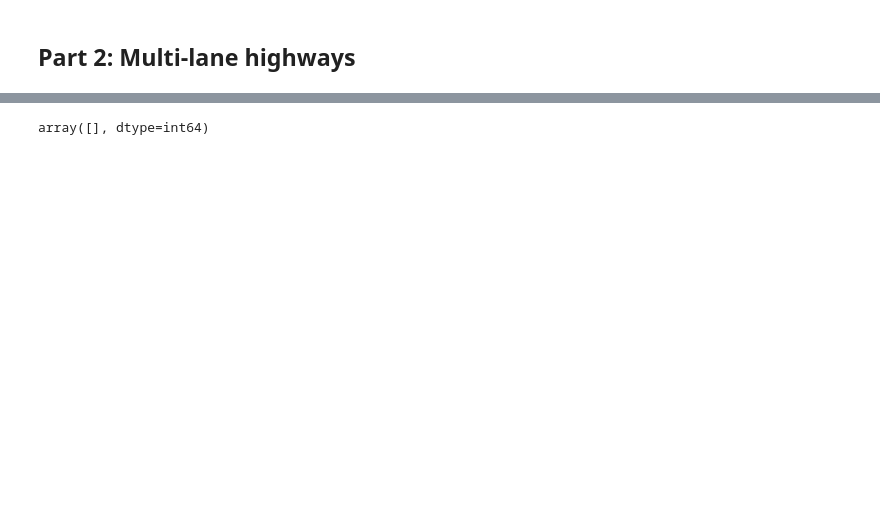
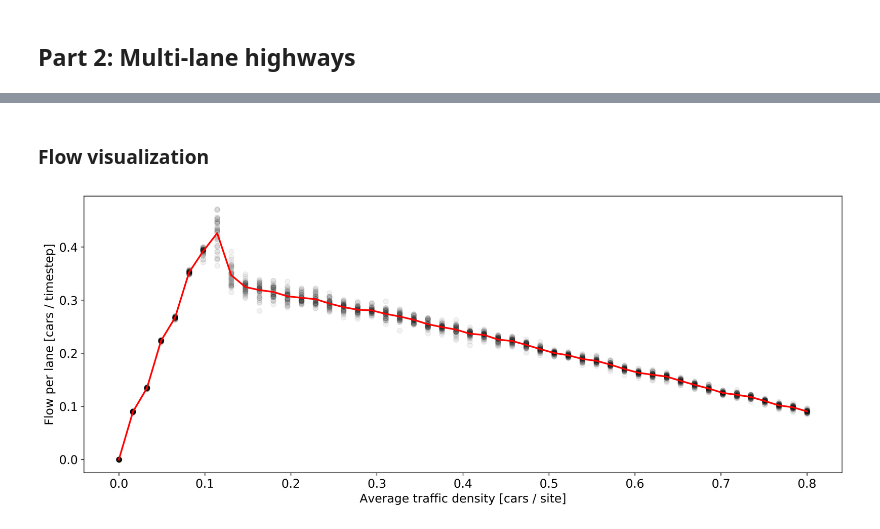
Before and after one commit to Munchic/cs166, a Jupyter notebook: CS166 Assignment 2.ipynb, the cells around one changed output, grey strips where cells are left out. Drawn from its saved outputs; the diff is of its cells as text; code cells hidden in the pictures; blank space fills up the shorter version.

```diff
--- a/CS166 Assignment 2.ipynb
+++ b/CS166 Assignment 2.ipynb
@@ -293,4 +386,21 @@ a = np.array([1, 2, 3, 4, 5, 6, 7])
-# %%
-a[5:1]
-# %% [output]
-array([], dtype=int64)
+# %% [markdown]
+### Flow visualization
+# %%
+def generate_flow_for_densities_multilane(num_lanes=2, probability_switch_lane=0.5, num_sim=40, num_iter=400):
+    traff_dens_linspace = np.linspace(0, 0.8, 50)
+    flow_storage = []
+
+    for traff_dens in traff_dens_linspace:
+        traff_sim = TrafficSimulationMultilane(
+            num_lanes=num_lanes,
+            probability_switch_lane=probability_switch_lane,
+            traffic_density=traff_dens)
+        flow_storage.append([traff_sim.run_simulation(num_iter=num_iter, display=False) for i in range(num_sim)])
+
+    return np.array(flow_storage), traff_dens_linspace
+# %%
+flow_store_2lanes, traff_dens_linspace = generate_flow_for_densities_multilane()
+# %%
+plot_flow_over_densities(flow_store_2lanes, traff_dens_linspace)
+# %% [output]
+[figure, added]
```
Also changed, not shown: parts of 20 cells of this notebook, 7 other files.
